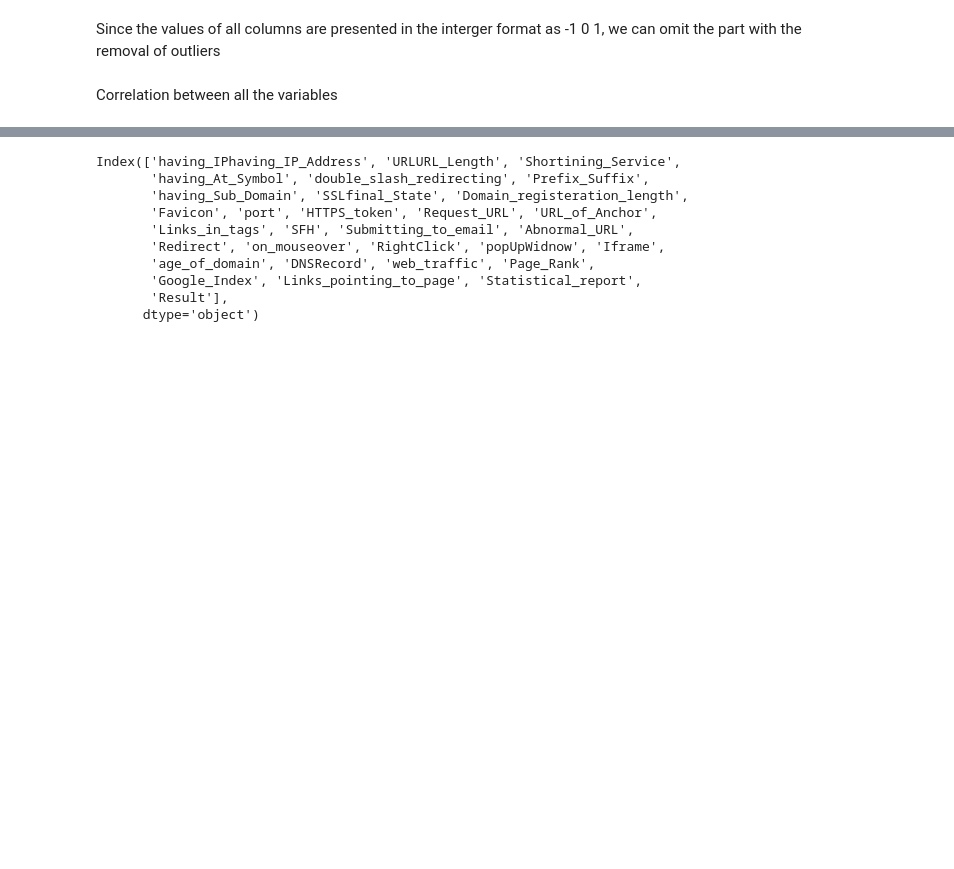
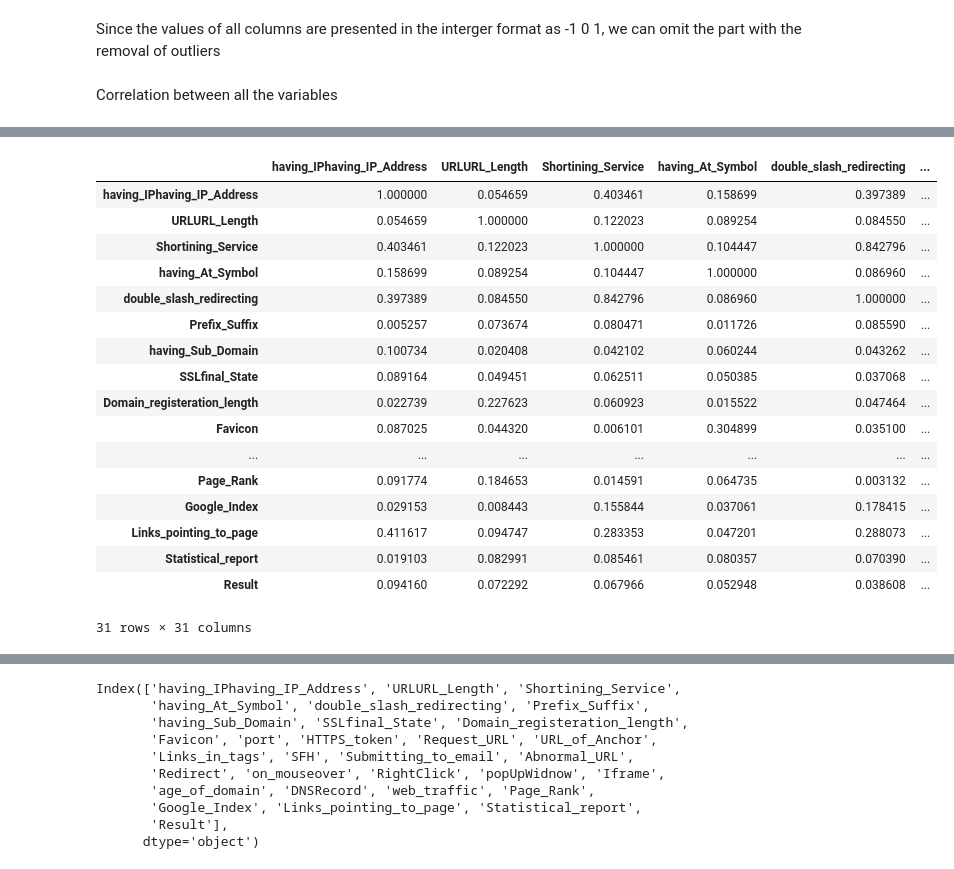
Before and after one commit to madina1211/software-packs-project-phising-website, a Jupyter notebook: Software_packs_project.ipynb, the cells around one changed output, grey strips where cells are left out. Saved outputs shown, nothing was run; the diff lists cells and outputs as text; code cells hidden in the pictures; blank space fills up the shorter version.

```diff
--- a/Software_packs_project.ipynb
+++ b/Software_packs_project.ipynb
@@ -192,2 +148,26 @@ plt.show()
+# %%
+# will return a pairwise matrix filled with Cramer's V, where columns and index are
+# the categorical variables of the passed pandas.DataFrame
+correlation_matrix = cramersv.fit()
+correlation_matrix
+# %% [output]
+|  | having_IPhaving_IP_Address | URLURL_Length | Shortining_Service | having_At_Symbol | double_slash_redirecting | ... |
+| having_IPhaving_IP_Address | 1.000000 | 0.054659 | 0.403461 | 0.158699 | 0.397389 | ... |
+| URLURL_Length | 0.054659 | 1.000000 | 0.122023 | 0.089254 | 0.084550 | ... |
+| Shortining_Service | 0.403461 | 0.122023 | 1.000000 | 0.104447 | 0.842796 | ... |
+| having_At_Symbol | 0.158699 | 0.089254 | 0.104447 | 1.000000 | 0.086960 | ... |
+| double_slash_redirecting | 0.397389 | 0.084550 | 0.842796 | 0.086960 | 1.000000 | ... |
+| Prefix_Suffix | 0.005257 | 0.073674 | 0.080471 | 0.011726 | 0.085590 | ... |
+| having_Sub_Domain | 0.100734 | 0.020408 | 0.042102 | 0.060244 | 0.043262 | ... |
+| SSLfinal_State | 0.089164 | 0.049451 | 0.062511 | 0.050385 | 0.037068 | ... |
+| Domain_registeration_length | 0.022739 | 0.227623 | 0.060923 | 0.015522 | 0.047464 | ... |
+| Favicon | 0.087025 | 0.044320 | 0.006101 | 0.304899 | 0.035100 | ... |
+| ... | ... | ... | ... | ... | ... | ... |
+| Page_Rank | 0.091774 | 0.184653 | 0.014591 | 0.064735 | 0.003132 | ... |
+| Google_Index | 0.029153 | 0.008443 | 0.155844 | 0.037061 | 0.178415 | ... |
+| Links_pointing_to_page | 0.411617 | 0.094747 | 0.283353 | 0.047201 | 0.288073 | ... |
+| Statistical_report | 0.019103 | 0.082991 | 0.085461 | 0.080357 | 0.070390 | ... |
+| Result | 0.094160 | 0.072292 | 0.067966 | 0.052948 | 0.038608 | ... |
+31 rows × 31 columns
 # %%
 #Correlation
```
Also changed, not shown: parts of 19 cells of this notebook.
